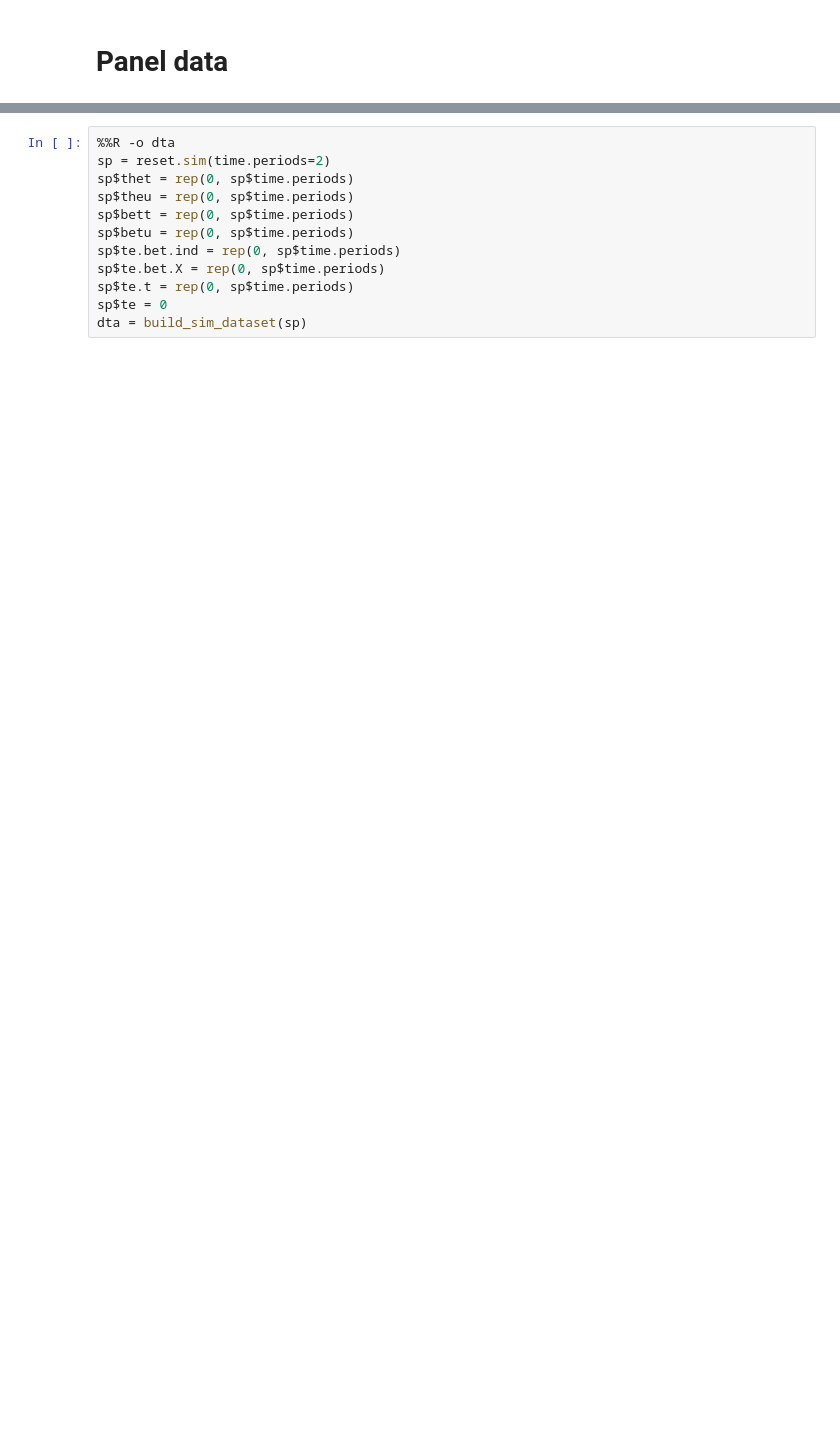
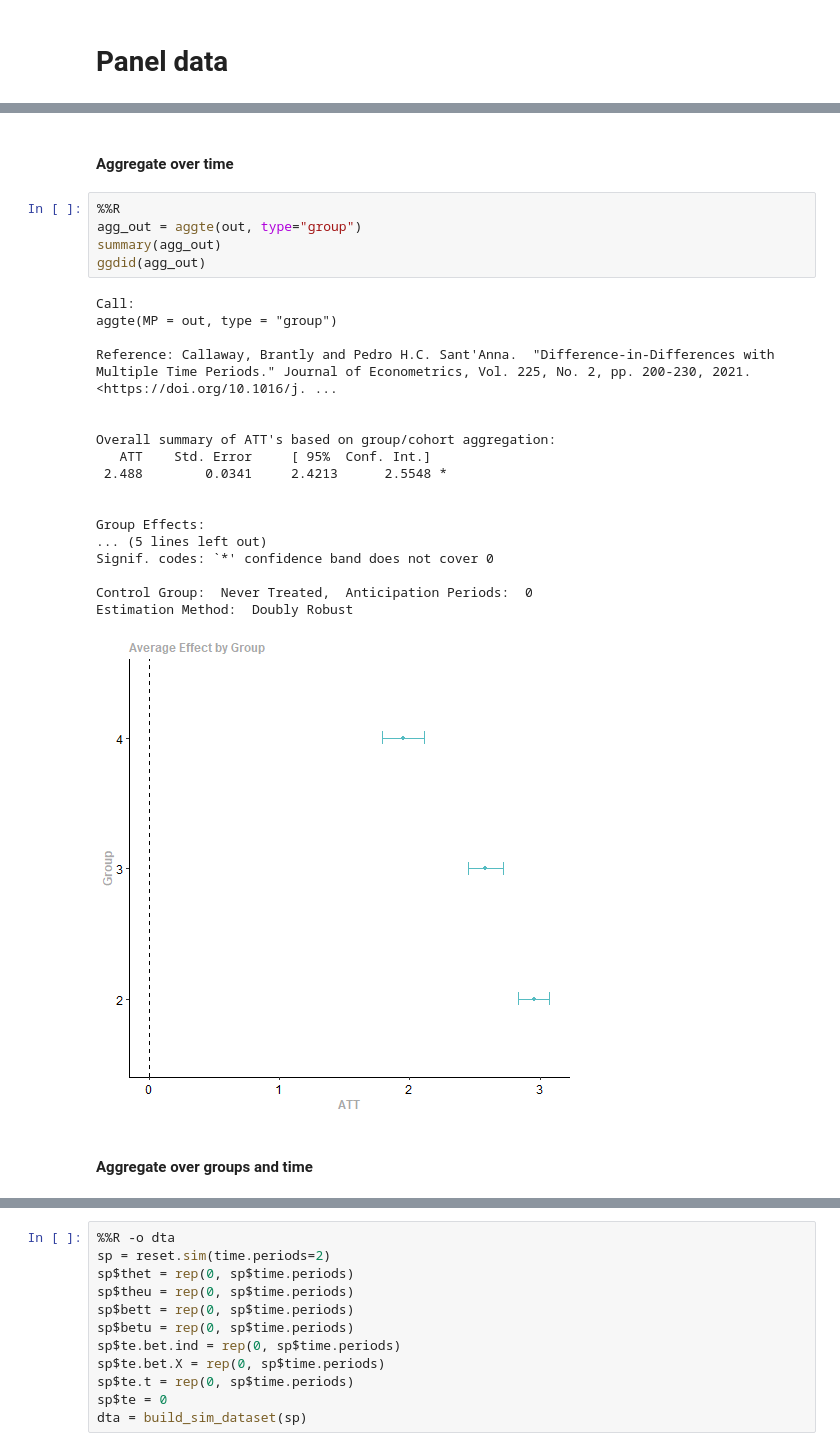
Before and after one commit to NoobQuant/Data_Science_Projects, a Jupyter notebook: stats/did/callaway_santanna_did_intro.ipynb, the cells around one changed output, grey strips where cells are left out. Drawn from its saved outputs; the diff is of its cells as text; blank space fills up the shorter version.

```diff
--- a/stats/did/callaway_santanna_did_intro.ipynb
+++ b/stats/did/callaway_santanna_did_intro.ipynb
@@ -75,0 +251,28 @@ def plot_group_cluster_means(df):
+# %% [markdown]
+#### Aggregate over time
+# %%
+%%R
+agg_out = aggte(out, type="group")
+summary(agg_out)
+ggdid(agg_out)
+# %% [output]
+Call:
+aggte(MP = out, type = "group")
+
+Reference: Callaway, Brantly and Pedro H.C. Sant'Anna.  "Difference-in-Differences with Multiple Time Periods." Journal of Econometrics, Vol. 225, No. 2, pp. 200-230, 2021. <https://doi.org/10.1016/j. ...
+
+
+Overall summary of ATT's based on group/cohort aggregation:
+   ATT    Std. Error     [ 95%  Conf. Int.]
+ 2.488        0.0341     2.4213      2.5548 *
+
+
+Group Effects:
+... (5 lines left out)
+Signif. codes: `*' confidence band does not cover 0
+
+Control Group:  Never Treated,  Anticipation Periods:  0
+Estimation Method:  Doubly Robust
+[figure, added]
+# %% [markdown]
+#### Aggregate over groups and time
```
Also changed, not shown: parts of 49 cells of this notebook.
